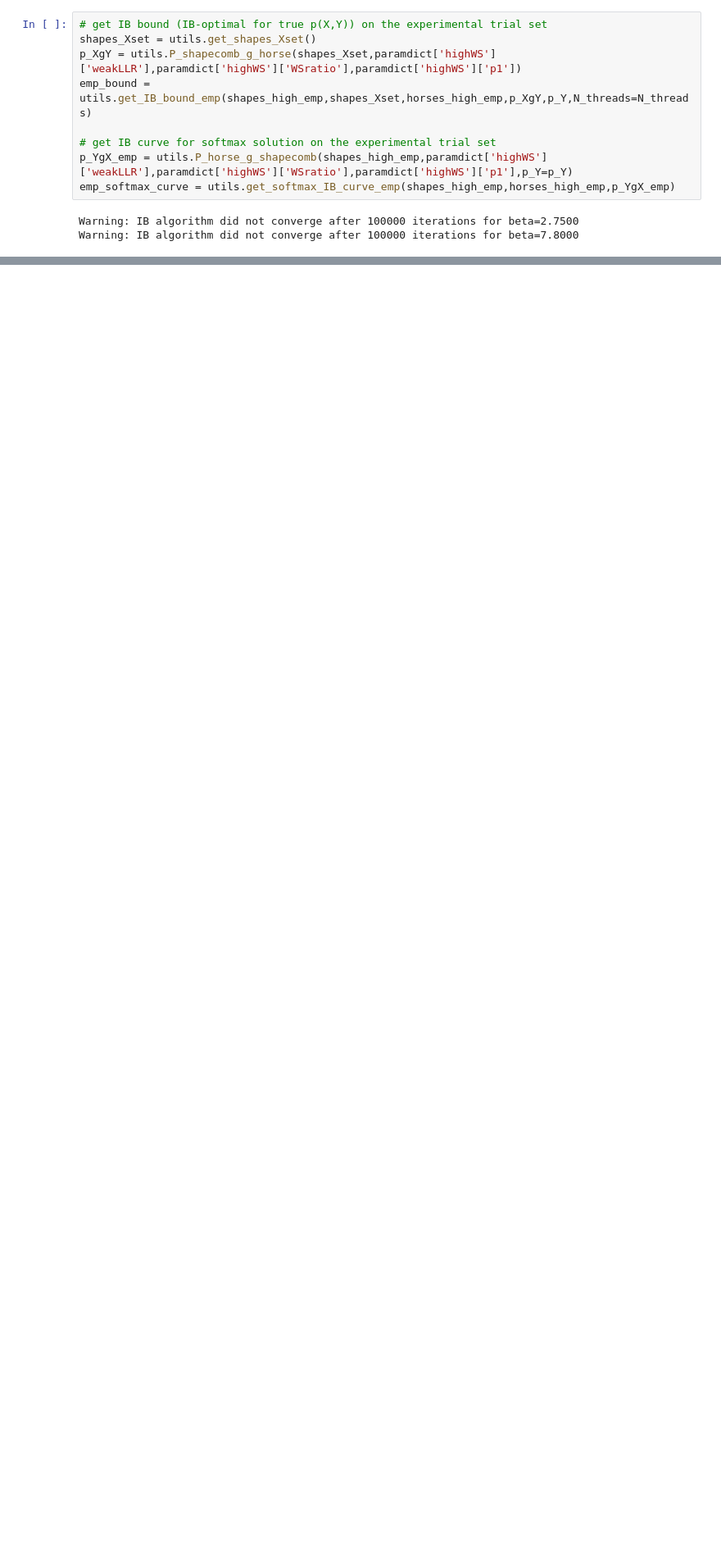
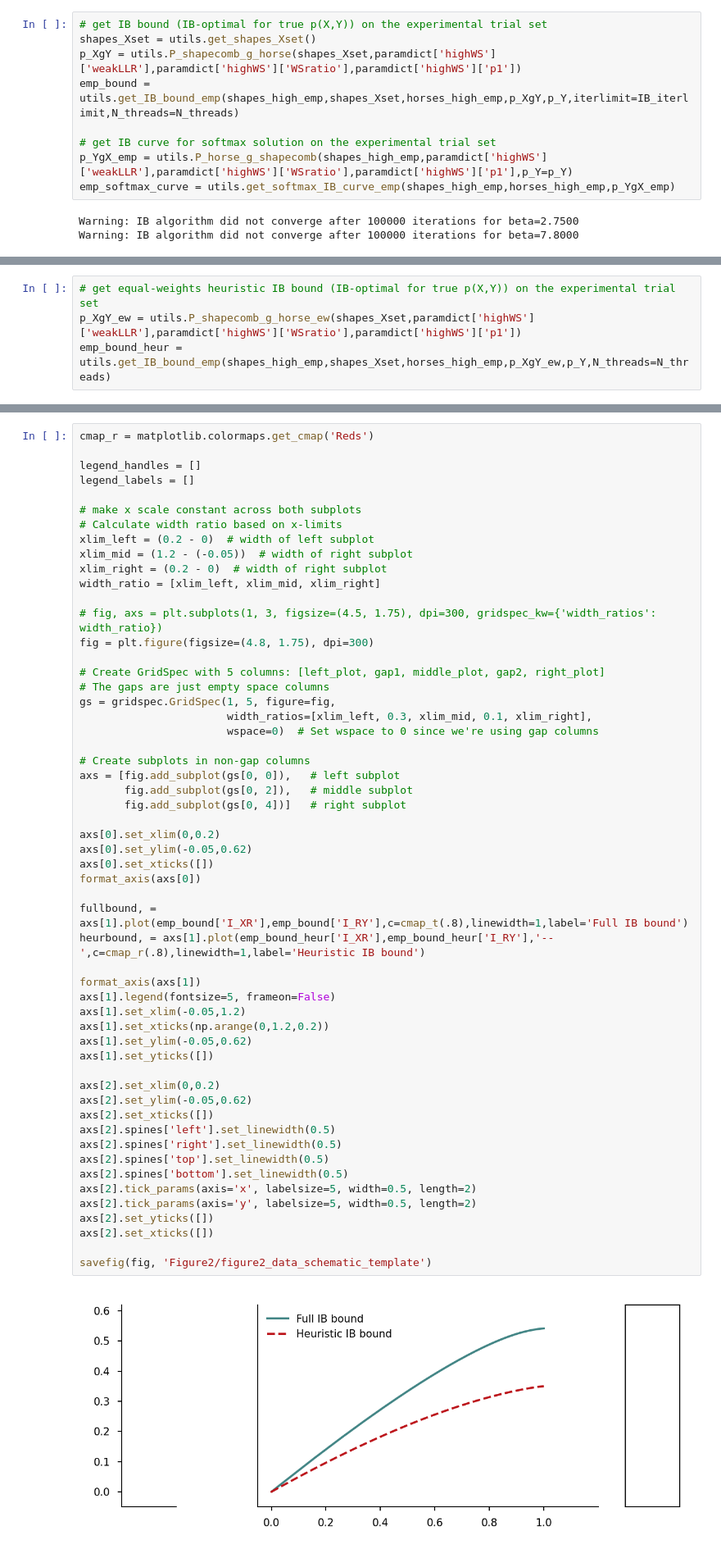
Before and after one commit to jacobaparker/human-inference-IB, a Jupyter notebook: main_analyses_figures.ipynb, the cells around one changed output, grey strips where cells are left out. Shown at 82% size. Saved outputs shown, nothing was run; the diff lists cells and outputs as text; blank space fills up the shorter version.

Commit message:
work on functions and code for IB analysis of human data

```diff
--- a/main_analyses_figures.ipynb
+++ b/main_analyses_figures.ipynb
@@ -133,7 +171,7 @@ savefig(fig, 'Figure1/figure1_bead_seq')
 # get IB bound (IB-optimal for true p(X,Y)) on the experimental trial set
 shapes_Xset = utils.get_shapes_Xset()
 p_XgY = utils.P_shapecomb_g_horse(shapes_Xset,paramdict['highWS']['weakLLR'],paramdict['highWS']['WSratio'],paramdict['highWS']['p1'])
-emp_bound = utils.get_IB_bound_emp(shapes_high_emp,shapes_Xset,horses_high_emp,p_XgY,p_Y,N_threads=N_threads)
+emp_bound = utils.get_IB_bound_emp(shapes_high_emp,shapes_Xset,horses_high_emp,p_XgY,p_Y,iterlimit=IB_iterlimit,N_threads=N_threads)
 
 # get IB curve for softmax solution on the experimental trial set
 p_YgX_emp = utils.P_horse_g_shapecomb(shapes_high_emp,paramdict['highWS']['weakLLR'],paramdict['highWS']['WSratio'],paramdict['highWS']['p1'],p_Y=p_Y)
@@ -185,0 +268,4 @@ savefig(fig, 'Figure2/figure2_IBbound')
+# %%
+# get equal-weights heuristic IB bound (IB-optimal for true p(X,Y)) on the experimental trial set
+p_XgY_ew = utils.P_shapecomb_g_horse_ew(shapes_Xset,paramdict['highWS']['weakLLR'],paramdict['highWS']['WSratio'],paramdict['highWS']['p1'])
+emp_bound_heur = utils.get_IB_bound_emp(shapes_high_emp,shapes_Xset,horses_high_emp,p_XgY_ew,p_Y,N_threads=N_threads)
@@ -185,0 +290,57 @@ savefig(fig, 'Figure2/figure2_IBbound')
+# %%
+cmap_r = matplotlib.colormaps.get_cmap('Reds')
+
+legend_handles = []
+legend_labels = []
+
+# make x scale constant across both subplots
+# Calculate width ratio based on x-limits
+xlim_left = (0.2 - 0)  # width of left subplot
+xlim_mid = (1.2 - (-0.05))  # width of right subplot
+xlim_right = (0.2 - 0)  # width of right subplot
+width_ratio = [xlim_left, xlim_mid, xlim_right]
+
+# fig, axs = plt.subplots(1, 3, figsize=(4.5, 1.75), dpi=300, gridspec_kw={'width_ratios': width_ratio})
+fig = plt.figure(figsize=(4.8, 1.75), dpi=300)
+
+# Create GridSpec with 5 columns: [left_plot, gap1, middle_plot, gap2, right_plot]
+# The gaps are just empty space columns
+gs = gridspec.GridSpec(1, 5, figure=fig,
+                       width_ratios=[xlim_left, 0.3, xlim_mid, 0.1, xlim_right],
+                       wspace=0)  # Set wspace to 0 since we're using gap columns
+
+# Create subplots in non-gap columns
+axs = [fig.add_subplot(gs[0, 0]),   # left subplot
+       fig.add_subplot(gs[0, 2]),   # middle subplot
+       fig.add_subplot(gs[0, 4])]   # right subplot
+
+axs[0].set_xlim(0,0.2)
+axs[0].set_ylim(-0.05,0.62)
+axs[0].set_xticks([])
+format_axis(axs[0])
+
+fullbound, = axs[1].plot(emp_bound['I_XR'],emp_bound['I_RY'],c=cmap_t(.8),linewidth=1,label='Full IB bound')
+heurbound, = axs[1].plot(emp_bound_heur['I_XR'],emp_bound_heur['I_RY'],'--',c=cmap_r(.8),linewidth=1,label='Heuristic IB bound')
+
+format_axis(axs[1])
+axs[1].legend(fontsize=5, frameon=False)
+axs[1].set_xlim(-0.05,1.2)
+axs[1].set_xticks(np.arange(0,1.2,0.2))
+axs[1].set_ylim(-0.05,0.62)
+axs[1].set_yticks([])
+
+axs[2].set_xlim(0,0.2)
+axs[2].set_ylim(-0.05,0.62)
+axs[2].set_xticks([])
+axs[2].spines['left'].set_linewidth(0.5)
+axs[2].spines['right'].set_linewidth(0.5)
+axs[2].spines['top'].set_linewidth(0.5)
+axs[2].spines['bottom'].set_linewidth(0.5)
+axs[2].tick_params(axis='x', labelsize=5, width=0.5, length=2)
+axs[2].tick_params(axis='y', labelsize=5, width=0.5, length=2)
+axs[2].set_yticks([])
+axs[2].set_xticks([])
+
+savefig(fig, 'Figure2/figure2_data_schematic_template')
+# %% [output]
+[figure, added]
```
Also changed, not shown: parts of 17 cells of this notebook, 2 other files.
